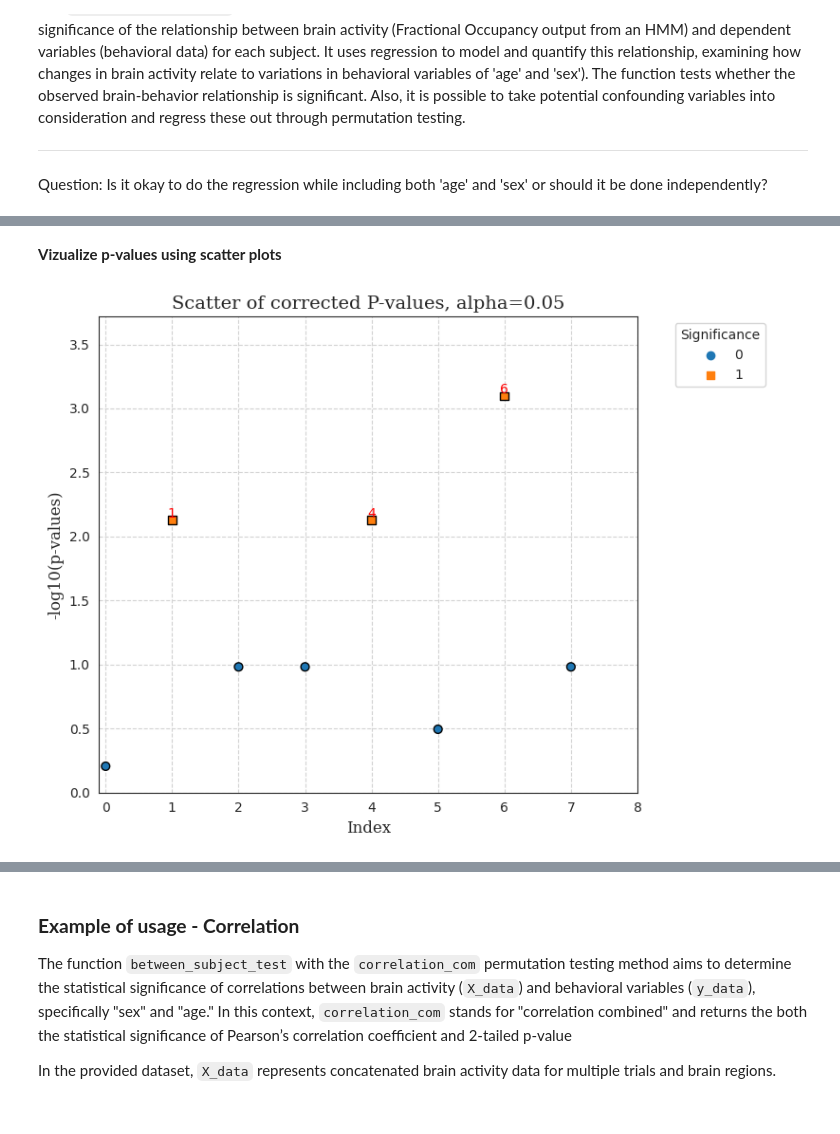
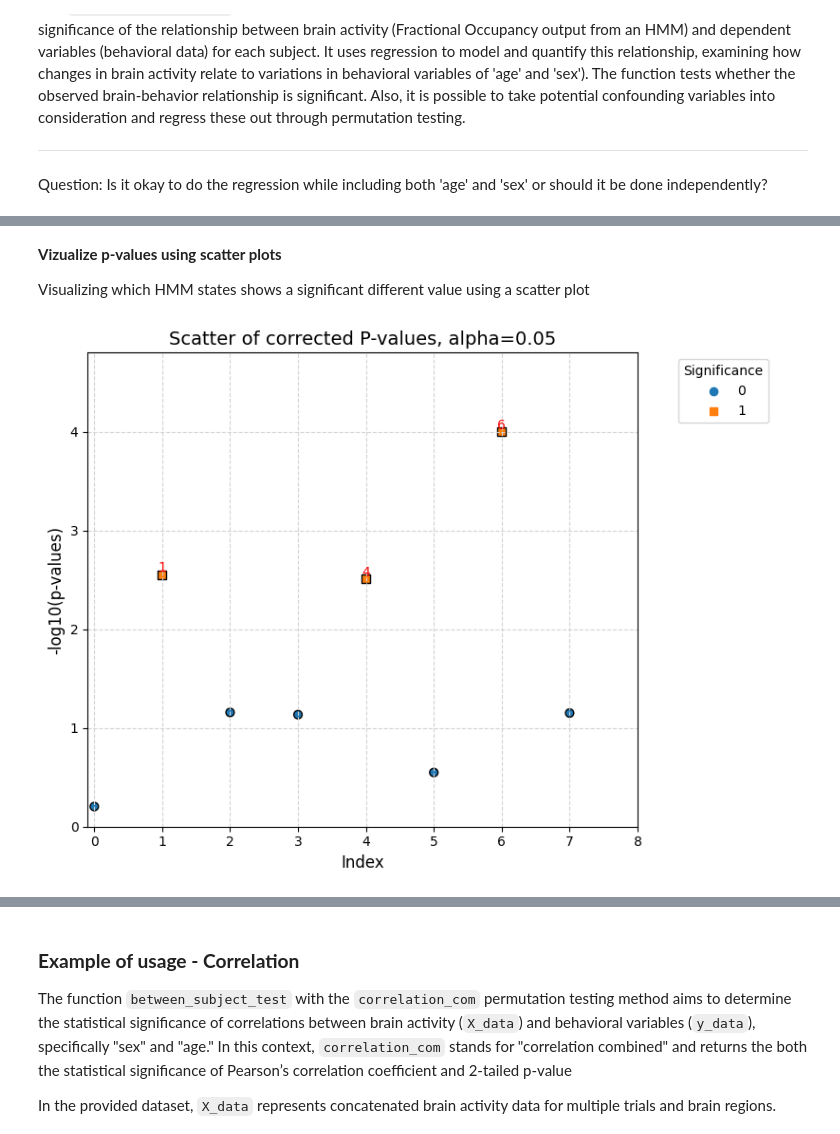
Before and after one commit to Nick7900/permutation_test, a Jupyter notebook: a_between_subject_testing.ipynb, the cells around one changed output, grey strips where cells are left out. Drawn from its saved outputs; the diff is of its cells as text; code cells hidden in the pictures.

```diff
--- a/a_between_subject_testing.ipynb
+++ b/a_between_subject_testing.ipynb
@@ -155,4 +149,5 @@ Save the variables
 # %%
+folder_name=""
 data_behavioral_file = 'data_behavioral.npy'
 data_neuroimaging_file = 'data_neuroimaging.npy'
 data_gamma_file = 'gamma.npy'
@@ -313,7 +309,7 @@ Question: Is it okay to do the regression while including both 'age' and 'sex' o
 # %%
 # Set the parameters for between-subject testing
 method = "regression"
-Nperm = 10000
+Nperm = 10_000
 test_statistic_option=True
 exchangeable = True
 confounds = None
@@ -365,8 +337,11 @@ plot_heatmap(p_values_corrected,method, title_text ="Heatmap of corrected p-valu
 # %% [markdown]
 **Vizualize p-values using scatter plots**
+
+Visualizing which HMM states shows a significant different value using a scatter plot
 # %%
 # Reduce the dimensionality of the first dimension of corrected pvalues
+alpha=0.05
 title_text = f"Scatter of corrected P-values, alpha={alpha}"
-plot_scatter_with_labels(np.squeeze(p_values_corrected), alpha=0.05,xlim_start=-0.1,ylim_start=0, title_text=title_text)
+plot_scatter_with_labels(pval,alpha=alpha ,xlim_start=-0.1,ylim_start=0, title_text=title_text)
 # %% [output]
-[figure, old version]
+[figure, new version]
```
Also changed, not shown: parts of 27 cells of this notebook.
